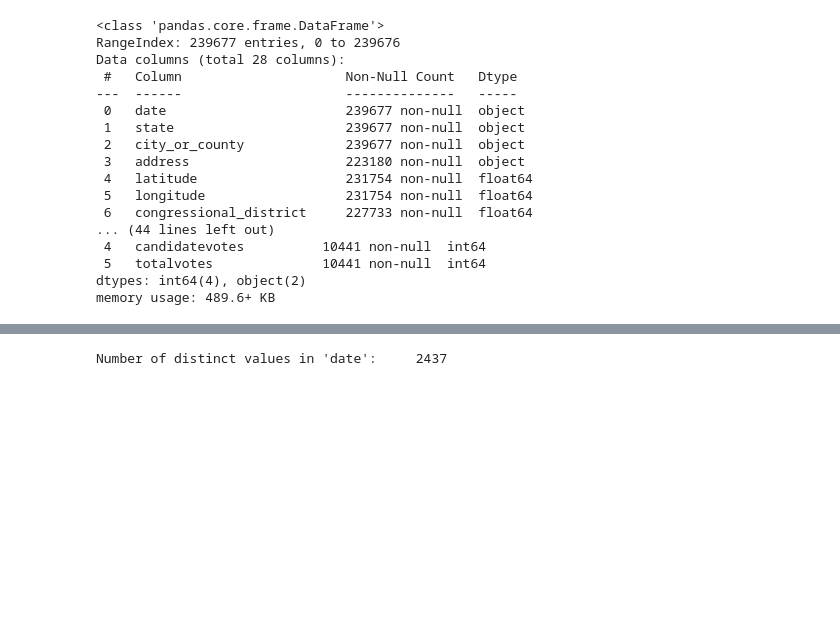
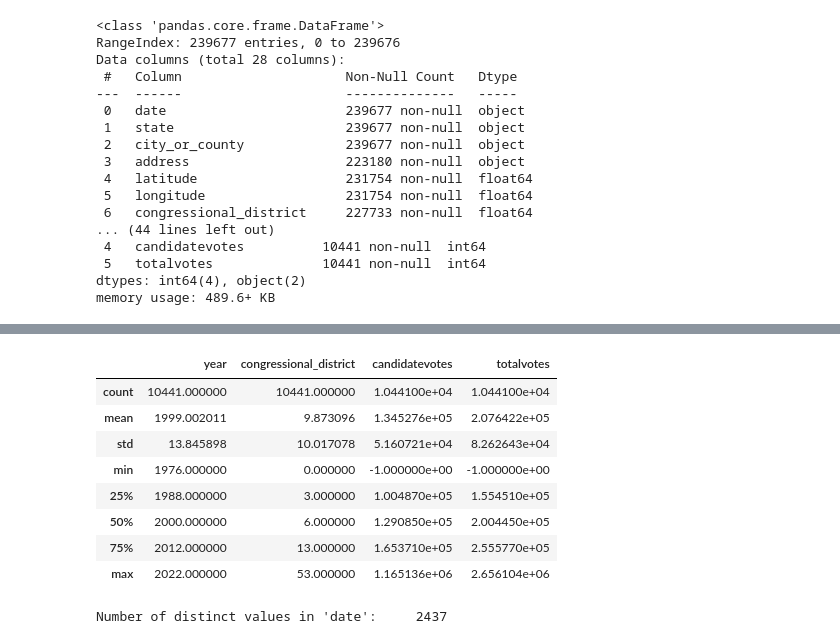
Before and after one commit to irenedovichi/DM-project, a Jupyter notebook: DataUnderstanding.ipynb, the cells around one changed output, grey strips where cells are left out. Saved outputs shown, nothing was run; the diff lists cells and outputs as text; code cells hidden in the pictures; blank space fills up the shorter version.

```diff
--- a/DataUnderstanding.ipynb
+++ b/DataUnderstanding.ipynb
@@ -113,3 +119,15 @@ memory usage: 489.6+ KB
+# %%
+df_elections.describe()
+# %% [output]
+|  | year | congressional_district | candidatevotes | totalvotes |
+| count | 10441.000000 | 10441.000000 | 1.044100e+04 | 1.044100e+04 |
+| mean | 1999.002011 | 9.873096 | 1.345276e+05 | 2.076422e+05 |
+| std | 13.845898 | 10.017078 | 5.160721e+04 | 8.262643e+04 |
+| min | 1976.000000 | 0.000000 | -1.000000e+00 | -1.000000e+00 |
+| 25% | 1988.000000 | 3.000000 | 1.004870e+05 | 1.554510e+05 |
+| 50% | 2000.000000 | 6.000000 | 1.290850e+05 | 2.004450e+05 |
+| 75% | 2012.000000 | 13.000000 | 1.653710e+05 | 2.555770e+05 |
+| max | 2022.000000 | 53.000000 | 1.165136e+06 | 2.656104e+06 |
 # %%
 # Here we justify why the date column in df_incidents can't be used as index column
 
```
Also changed, not shown: parts of 15 cells of this notebook.
